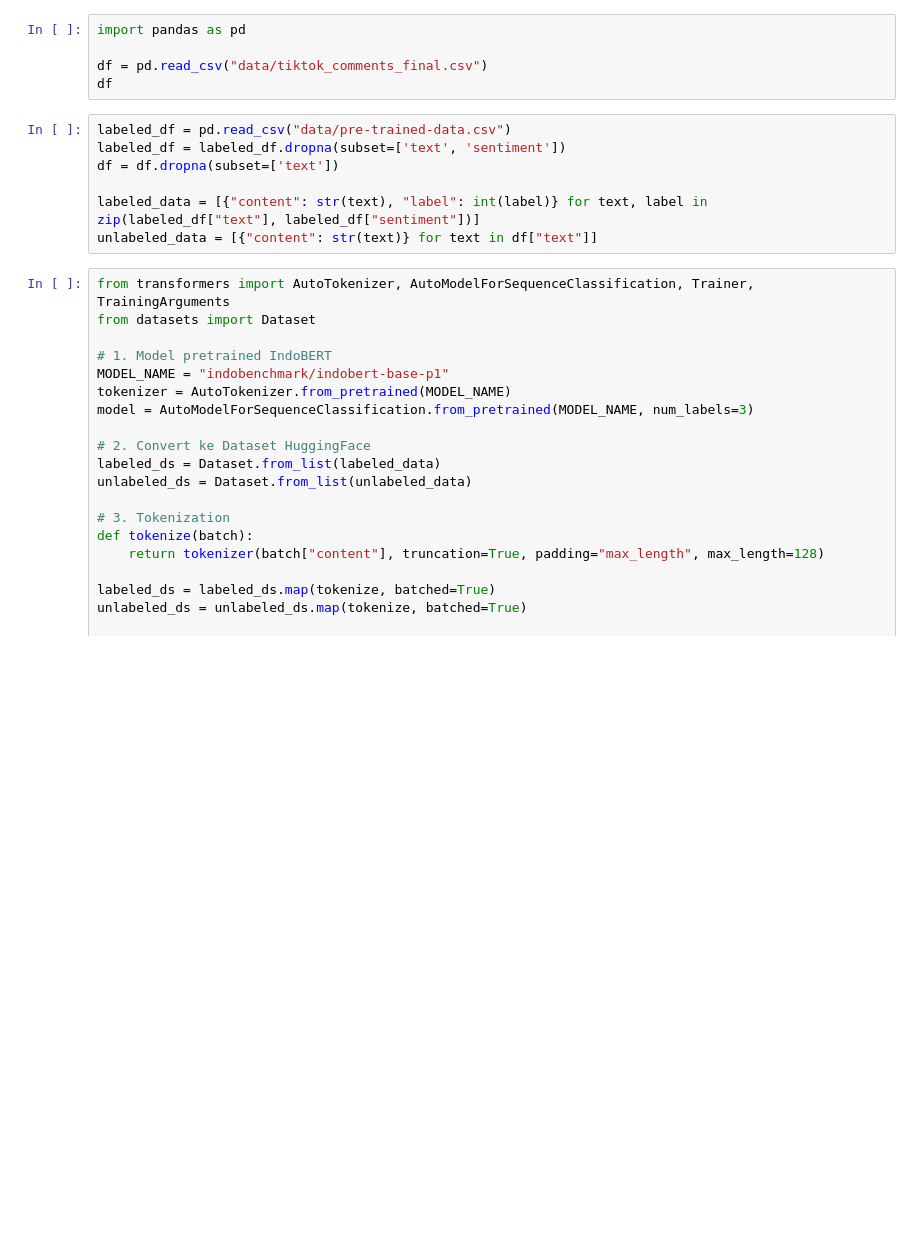
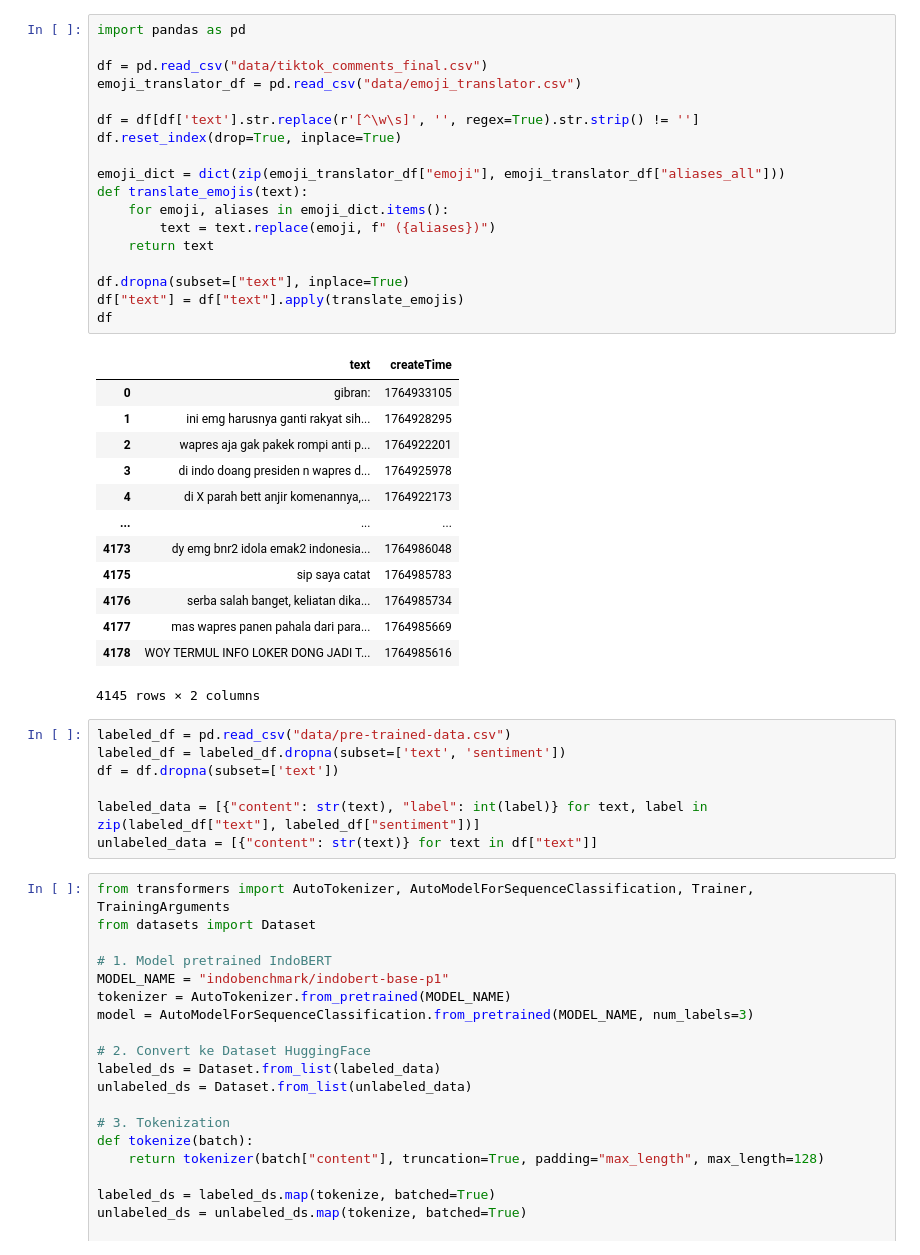
Before and after one commit to YehezkielG/sentiment-spline-truncated-bencana-banjir, a Jupyter notebook: labeling_comment.ipynb, the cells around one changed output. Saved outputs shown, nothing was run; the diff lists cells and outputs as text; blank space fills up the shorter version.

Commit message:
update: emoji dataset, delete only emoji coment for labeling

```diff
--- a/labeling_comment.ipynb
+++ b/labeling_comment.ipynb
@@ -1,8 +1,35 @@
 # %%
 import pandas as pd
 
 df = pd.read_csv("data/tiktok_comments_final.csv")
+emoji_translator_df = pd.read_csv("data/emoji_translator.csv")
+
+df = df[df['text'].str.replace(r'[^\w\s]', '', regex=True).str.strip() != '']
+df.reset_index(drop=True, inplace=True)
+
+emoji_dict = dict(zip(emoji_translator_df["emoji"], emoji_translator_df["aliases_all"]))
+def translate_emojis(text):
+    for emoji, aliases in emoji_dict.items():
+        text = text.replace(emoji, f" ({aliases})")
+    return text
+
+df.dropna(subset=["text"], inplace=True)
+df["text"] = df["text"].apply(translate_emojis)
 df
+# %% [output]
+|  | text | createTime |
+| 0 | gibran: | 1764933105 |
+| 1 | ini emg harusnya ganti rakyat sih... | 1764928295 |
+| 2 | wapres aja gak pakek rompi anti p... | 1764922201 |
+| 3 | di indo doang presiden n wapres d... | 1764925978 |
+| 4 | di X parah bett anjir komenannya,... | 1764922173 |
+| ... | ... | ... |
+| 4173 | dy emg bnr2 idola emak2 indonesia... | 1764986048 |
+| 4175 | sip saya catat | 1764985783 |
+| 4176 | serba salah banget, keliatan dika... | 1764985734 |
+| 4177 | mas wapres panen pahala dari para... | 1764985669 |
+| 4178 | WOY TERMUL INFO LOKER DONG JADI T... | 1764985616 |
+4145 rows × 2 columns
 # %%
 labeled_df = pd.read_csv("data/pre-trained-data.csv")
 labeled_df = labeled_df.dropna(subset=['text', 'sentiment'])
```
Also changed, not shown: parts of 4 cells of this notebook, 6 other files.
